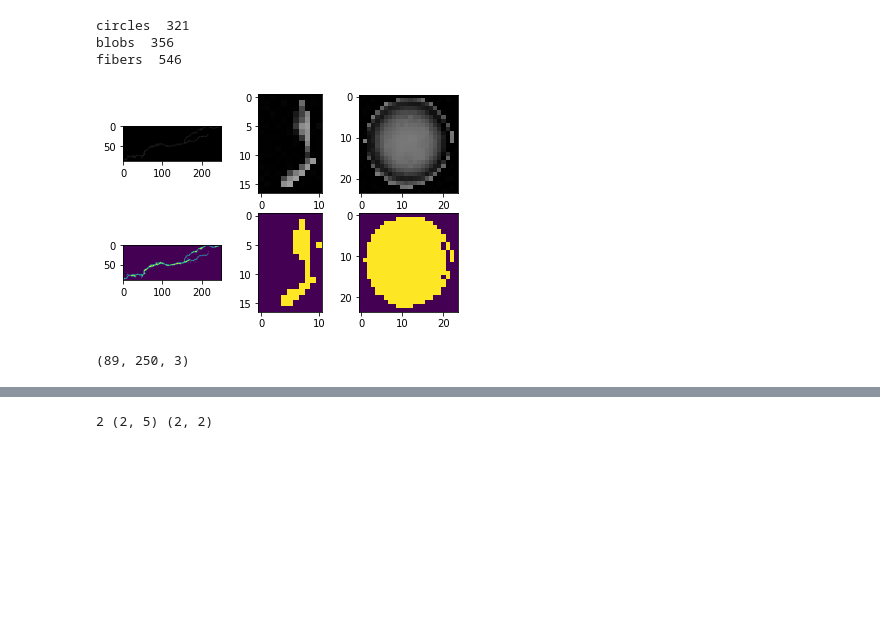
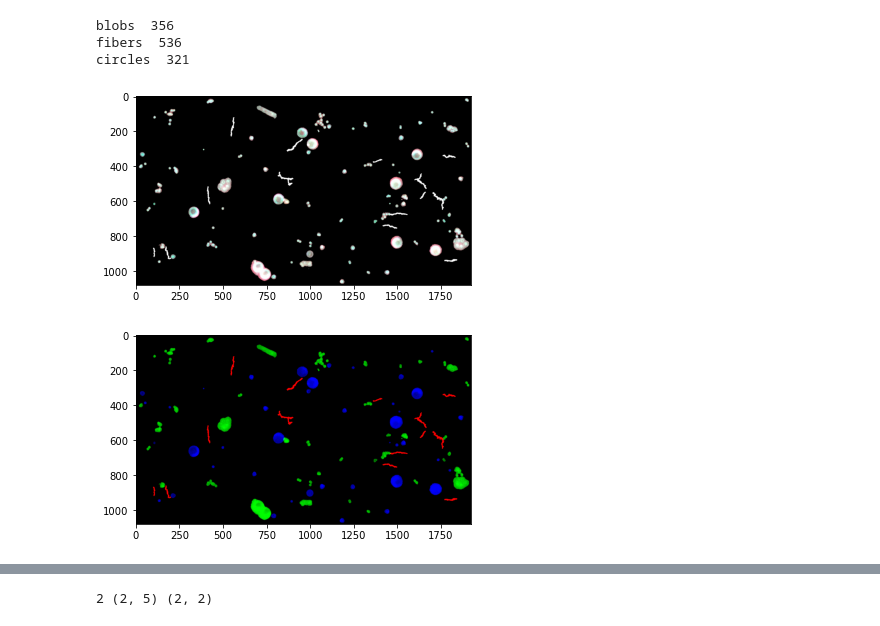
Before and after one commit to xhosta05/BP, a Jupyter notebook: imgs/ml_img_generate.ipynb, the cells around one changed output, grey strips where cells are left out. Drawn from its saved outputs; the diff is of its cells as text; code cells hidden in the pictures; blank space fills up the shorter version.

```diff
--- a/imgs/ml_img_generate.ipynb
+++ b/imgs/ml_img_generate.ipynb
@@ -23,7 +23,7 @@ Requirement already satisfied: imutils in /home/kristina/.local/lib/python3.10/s
 # %%
 # Load the dataset
 
-train_data_path= "../../data/imgs/artificial/all"
+train_data_path= "../../data/all/"
 circle_img_paths=[]
 blob_img_paths=[]
 # shard_img_paths=[]
@@ -32,6 +32,7 @@ all_img_paths=[]
 # for root, dirs, files in os.walk(train_data_path, topdown=False):
 root, dirs, files = next(os.walk(train_data_path))
 for dirTemp in dirs:
+#     print(dirTemp)
     dirTemp=os.path.join(root, dirTemp)
     for  roott, dirss, files in os.walk(dirTemp):
         for name in files:
@@ -51,29 +52,10 @@ all_img_paths.append(circle_img_paths)
 if not all_img_paths:
     print("err loading ",train_data_path)
 else:
+    print("fibers ",len(fibers_img_paths))
+    print("blobs ",len(blob_img_paths))
     print("circles ",len(circle_img_paths))
-    print("blobs ",len(blob_img_paths))
-    print("fibers ",len(fibers_img_paths))
 # %% [output]
+blobs  356
+fibers  536
 circles  321
-blobs  356
-fibers  546
-# %%
-fig, axarr = plt.subplots(2,3)
-
-for idx, classList in enumerate(all_img_paths):
-    image = cv2.imread(classList[0])
-    imageMask = utils.getMask(image,threshold=4,kernelSize=1)
-    # listContours = markContours(imageMask)
-#     imgContours = utils.img2segmented(imageMask)
-
-#     axarr[idx].imshow(imgContours)
-    axarr[0][idx].imshow(image)
-    axarr[1][idx].imshow(imageMask)
-
-plt.show()
-#     a=np.unique(imgContours)
-print(cv2.imread(fibers_img_paths[0]).shape)
-# %% [output]
-[figure, removed]
-(89, 250, 3)
@@ -80,31 +126,50 @@ print(cv2.imread(fibers_img_paths[0]).shape)
 # %%
+%%time
 import copy
 importlib.reload(synteticDS)
 
+def splitNumberBy(number,ratio):
+    numOfParts=sum(ratio)
+    return [round((number/numOfParts)*div) for div in ratio]
+
 # train_data_path= all_img_paths
-savePath ="../../data/imgs/artificial/all"
+savePath ="../../data/syn/"
 # #  all_img_paths= "../../data/imgs/artificial/* "
 # imgBackupParticlesPaths= all_img_paths
 # imgWaferParticlesPaths= synteticDS.getPaths("../../data/imgs/artificial/waferCracks_Particles/",False)
 
 # imgWaferPaths= synteticDS.getPaths("../../data/imgs/wafer/in/")
 # randomWaferPaths = random.choices(imgWaferPaths, k=70)
 # background = synteticDS.backgroundFrameMean(randomWaferPaths,125)
-allImgPaths=[]
-for dataset in all_img_paths: # same ratios of particle types
-    randomParticlePaths = random.choices(dataset, k=200)
-    allImgPaths.append(randomParticlePaths)
+# imgPaths=  list(itertools.chain.from_iterable(allImgPaths))
 
-imgPaths=  list(itertools.chain.from_iterable(allImgPaths))
-numberOfParticlesInImg= 100  #randint(0, 50)
-for i in range(10):
-    particle_examples = random.choices(imgPaths, k=numberOfParticlesInImg)
+# numberOfParticlesInImg= 10  #randint(0, 50)
+for numberOfParticlesInImg in range(10,100):
+    ratio=[1,3,3]
+    nParticlesOfClass= splitNumberBy(numberOfParticlesInImg,ratio)
 
-    genImg,_ = synteticDS.generate_image(particle_examples, numberOfParticlesInImg)
-    savePathTemp= os.path.join(savePath,"result",'waferCracks'+str(i)+'.jpg')
+    for i in range(5):
 
-    cv2.imwrite(savePathTemp, genImg)
-#     cv2.imwrite(savePath2, genImg2)
-plt.imshow(genImg)
+        allImgPaths=[]
+        for idx, dataset in enumerate(all_img_paths): # same ratios of particle types
+            randomParticlePaths = random.choices(dataset, k=nParticlesOfClass[idx])
+            allImgPaths.append(randomParticlePaths)
+        particle_examples = allImgPaths
+
+        generated_image, segMasks = generate_image(particle_examples, numberOfParticlesInImg)
+
+    #     genImg,_ = synteticDS.generate_image(particle_examples, numberOfParticlesInImg)
+    ##     genImg = cv2.cvtColor(genImg, cv2.COLOR_BGR2GRAY)
+        savePathIN= os.path.join(savePath,"IN/",str(numberOfParticlesInImg)+"particles_"+str(i))
+        cv2.imwrite(savePathIN+".jpg", generated_image)
+
+        savePathGT= os.path.join(savePath,"GT/",str(numberOfParticlesInImg)+"particles_"+str(i))
+        cv2.imwrite(savePathGT+".tif", segMasks)
+
+plt.imshow(generated_image)
 plt.show()
+plt.imshow(segMasks)
+plt.show()
 # %% [output]
+[figure, added]
+[figure, added]
```
Also changed, not shown: parts of 6 cells of this notebook, 14 other files.
